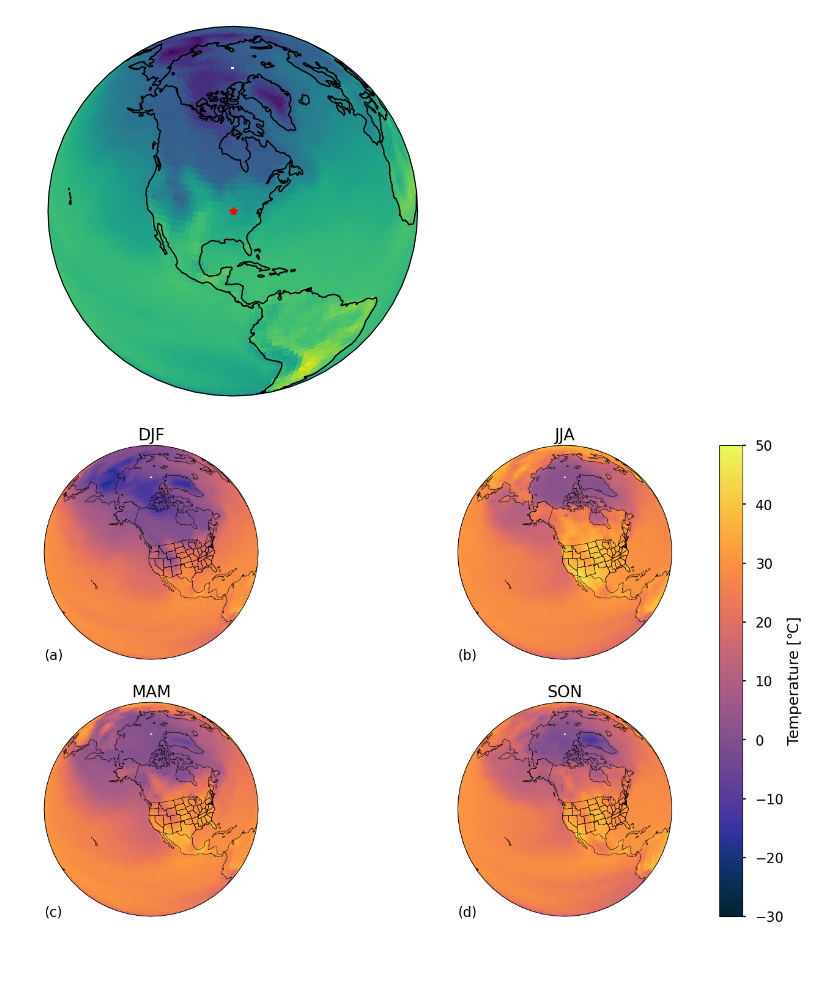
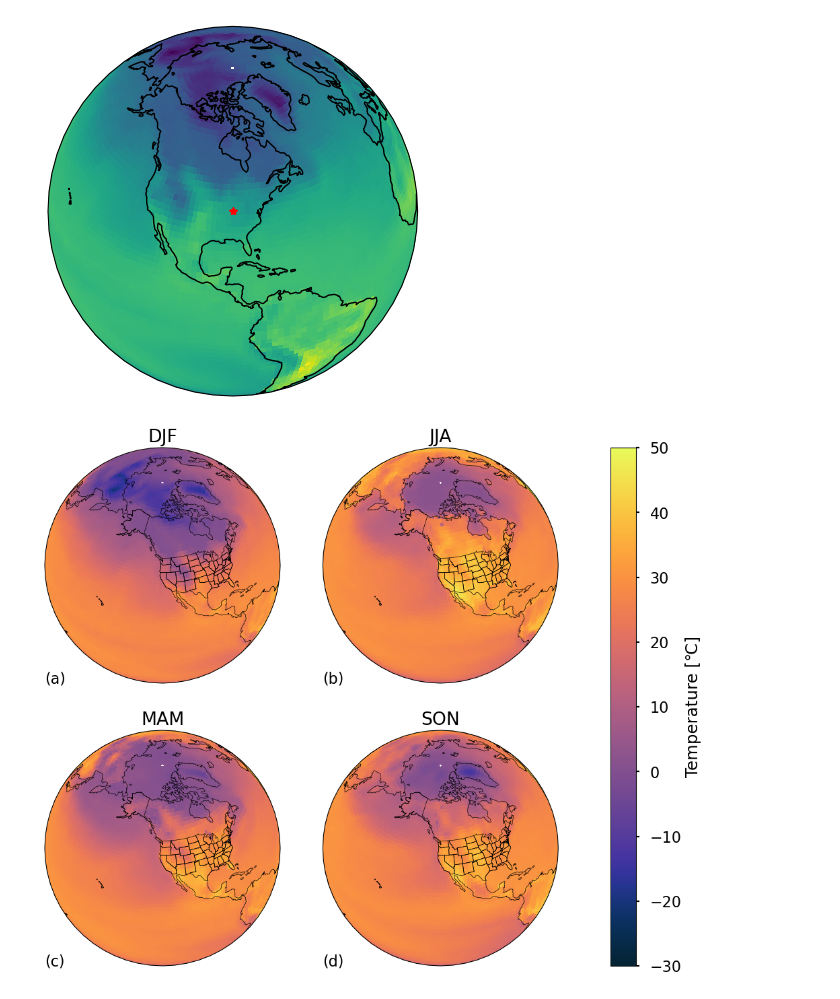
Before and after one commit to match798/G690, a Jupyter notebook: 06_advanced_plotting/06_workalong02_mapping.ipynb, the cells around one changed output. Cells and saved outputs as stored; diff of their text form; code cells hidden in the pictures; blank space fills up the shorter version.

Commit message:
adjust the spacing of plots in 06 exercise

```diff
--- a/06_advanced_plotting/06_workalong02_mapping.ipynb
+++ b/06_advanced_plotting/06_workalong02_mapping.ipynb
@@ -139,32 +139,35 @@ plt.style.use('seaborn-v0_8-poster')
 portland_lon = -122.6765
 portland_lat = 45.5231
 # projection
 projection = cartopy.crs.Orthographic(central_longitude=portland_lon, central_latitude=portland_lat)
 transform = cartopy.crs.PlateCarree()
 
 fig, axs2d = plt.subplots(2,2, figsize=(20,10), sharex=True, sharey=True, subplot_kw=(dict(projection=projection)))
+
+# reduce the horiziontal spacing between plots
+plt.subplots_adjust(wspace=-0.5)
 
 axs = axs2d.ravel()
 
 labels = ['(a)', '(b)', '(c)', '(d)']
 
 # select the season's data
 for ax, season, label in zip(axs, seasons, labels):
     max_temp_this_season = max_temp_xr.sel(season = season) - 273.15
     cplt = ax.pcolormesh(lon, lat, max_temp_this_season, cmap=cmap, vmin=-30, vmax=50, transform=transform)
     ax.coastlines()
     ax.add_feature(cartopy.feature.STATES)
     ax.set_global()
     #fig.colorbar(cplt, ax=ax, label="Temperature [℃]")
     #ax.set_yticks(np.arange(-80, 100, 20))
-    ax.text(0.00, 0.00, label, transform=ax.transAxes, fontsize=16)
+    ax.text(0.0, 0.0, label, transform=ax.transAxes, fontsize=16)
     #ax.set_ylabel("Latitude [°N]")
     #ax.set_xlabel("Longitude [°E]")
     ax.set_title(str(season.values))
 
 fig.colorbar(cplt, ax=axs, label="Temperature [℃]")
 #plt.tight_layout()
 plt.savefig("season_max_temp_proj", dpi=300, bbox_inches='tight')
 plt.show()
 # %% [output]
-[figure, old version]
+[figure, new version]
```
